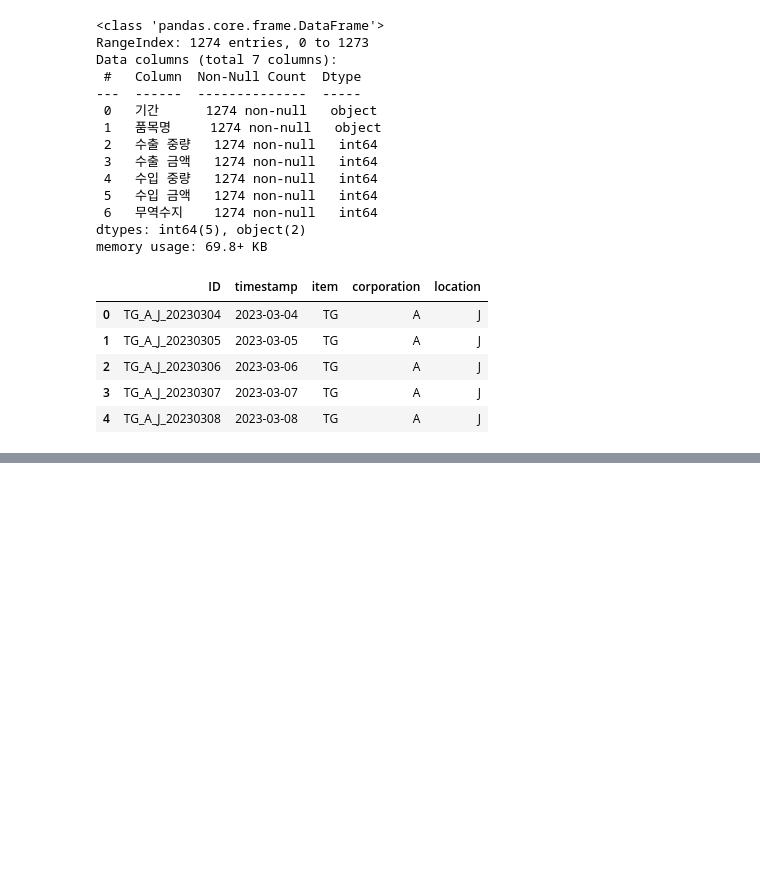
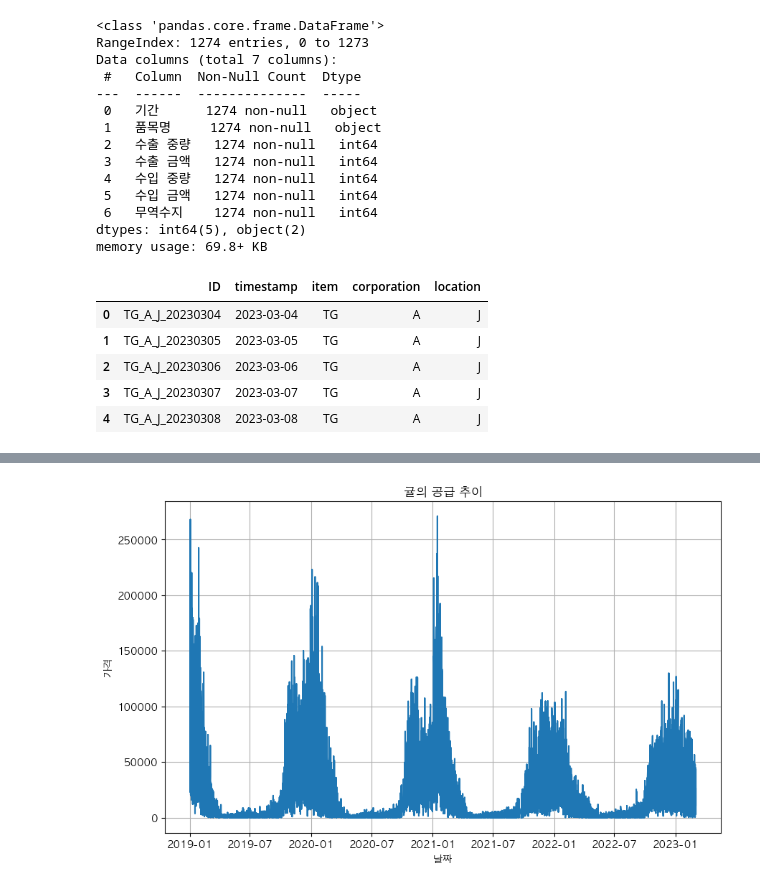
Before and after one commit to noweahc/jeju, a Jupyter notebook: 1109test.ipynb, the cells around one changed output, grey strips where cells are left out. Saved outputs shown, nothing was run; the diff lists cells and outputs as text; code cells hidden in the pictures; blank space fills up the shorter version.

```diff
--- a/1109test.ipynb
+++ b/1109test.ipynb
@@ -86,0 +209,10 @@ memory usage: 42.8+ KB
+# %%
+plt.figure(figsize=(10, 6))
+plt.plot(TG['timestamp'], TG['supply'])
+plt.xlabel('날짜')
+plt.ylabel('가격')
+plt.title('귤의 공급 추이')
+plt.grid(True)
+plt.show()
+# %% [output]
+[figure, added]
```
Also changed, not shown: parts of 42 cells of this notebook, 7 other files.
